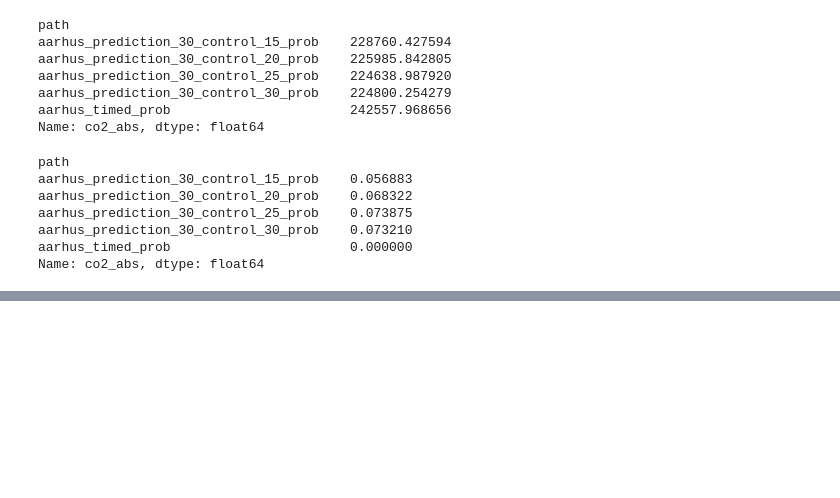
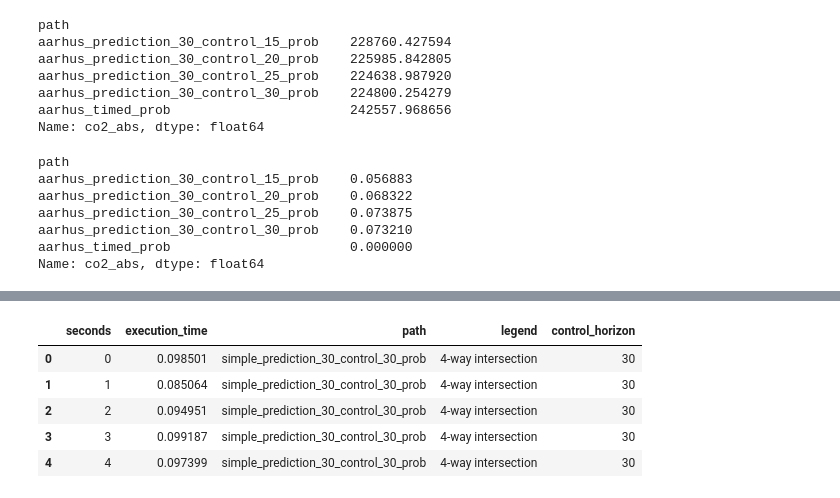
Before and after one commit to Zinoex/siren, a Jupyter notebook: siren/analysis/tripinfo.ipynb, the cells around one changed output, grey strips where cells are left out. Cells and saved outputs as stored; diff of their text form; code cells hidden in the pictures; blank space fills up the shorter version.

```diff
--- a/siren/analysis/tripinfo.ipynb
+++ b/siren/analysis/tripinfo.ipynb
@@ -211,0 +290,9 @@ Name: co2_abs, dtype: float64
+# %%
+timings.head()
+# %% [output]
+|  | seconds | execution_time | path | legend | control_horizon |
+| 0 | 0 | 0.098501 | simple_prediction_30_control_30_prob | 4-way intersection | 30 |
+| 1 | 1 | 0.085064 | simple_prediction_30_control_30_prob | 4-way intersection | 30 |
+| 2 | 2 | 0.094951 | simple_prediction_30_control_30_prob | 4-way intersection | 30 |
+| 3 | 3 | 0.099187 | simple_prediction_30_control_30_prob | 4-way intersection | 30 |
+| 4 | 4 | 0.097399 | simple_prediction_30_control_30_prob | 4-way intersection | 30 |
```
Also changed, not shown: parts of 10 cells of this notebook, 2 other files.
